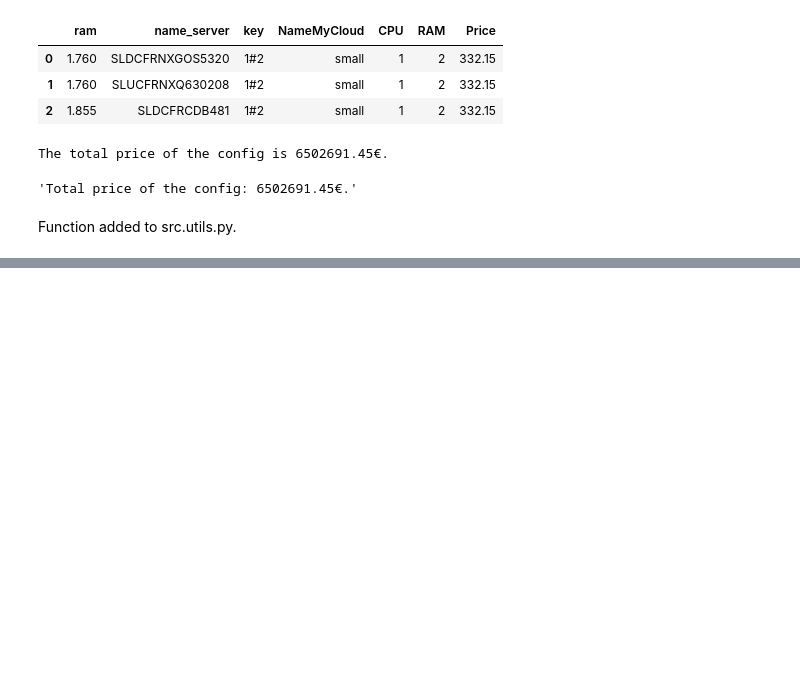
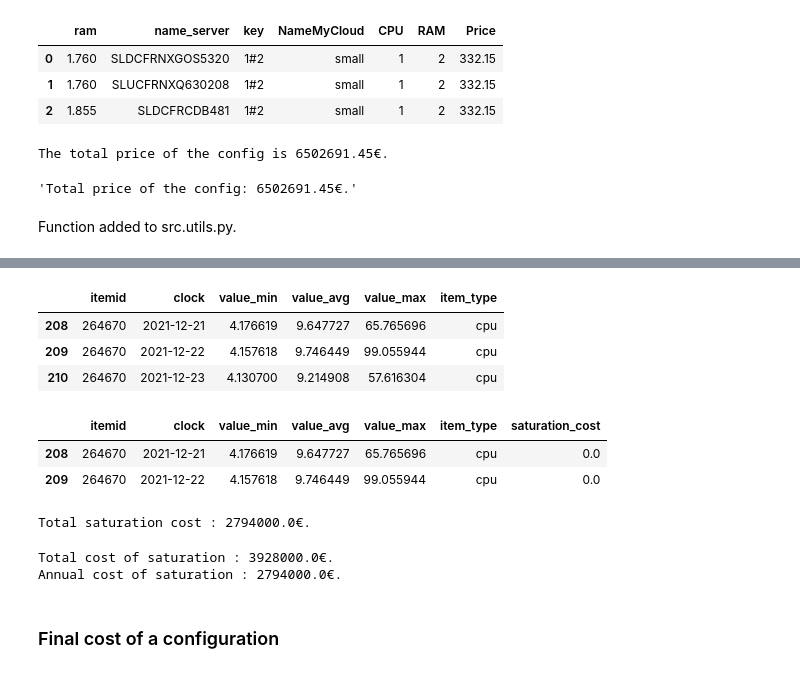
Before and after one commit to lucas-chaix/natixis_challenge, a Jupyter notebook: notebooks/price_calculus.ipynb, the cells around one changed output, grey strips where cells are left out. Drawn from its saved outputs; the diff is of its cells as text; code cells hidden in the pictures; blank space fills up the shorter version.

```diff
--- a/notebooks/price_calculus.ipynb
+++ b/notebooks/price_calculus.ipynb
@@ -198,0 +223,13 @@ Function added to src.utils.py.
+# %%
+df2 = df_item_trend[df_item_trend.item_type.isin(["cpu", "mem"])].copy() # we remove citrix that is the number of session
+df2['clock'] = pd.to_datetime(df2['clock'])
+
+# Select a one year date range
+end_date = df2.clock.max()
+start_date = end_date.replace(year = end_date.year - 1)
+df2 = df2[(df2['clock'] > start_date) & (df2['clock'] <= end_date)]
+print(f"Dates going from {str(start_date)} to {str(end_date)}.")
+
+print(df2.shape)
+df2.head(3)
+# %% [output]
@@ -198,0 +238,4 @@ Function added to src.utils.py.
+|  | itemid | clock | value_min | value_avg | value_max | item_type |
+| 208 | 264670 | 2021-12-21 | 4.176619 | 9.647727 | 65.765696 | cpu |
+| 209 | 264670 | 2021-12-22 | 4.157618 | 9.746449 | 99.055944 | cpu |
+| 210 | 264670 | 2021-12-23 | 4.130700 | 9.214908 | 57.616304 | cpu |
@@ -198,0 +246,20 @@ Function added to src.utils.py.
+# %%
+# Add a saturation cost column
+# saturation_cost = saturation_factor*(number_user*salary_cost + project_daily_value)
+salary_day = salary_year/365
+saturation_cost_full_day = 0.6*number_user*salary_day + project_daily_value
+df2["saturation_cost"] = 0
+df2.loc[df2["value_avg"]==100, "saturation_cost"] = saturation_cost_full_day
+df2.loc[(df2["value_avg"]!=100)&(df2["value_max"]==100), "saturation_cost"] = 0.5 * saturation_cost_full_day
+
+df2.head(2)
+# %% [output]
+|  | itemid | clock | value_min | value_avg | value_max | item_type | saturation_cost |
+| 208 | 264670 | 2021-12-21 | 4.176619 | 9.647727 | 65.765696 | cpu | 0.0 |
+| 209 | 264670 | 2021-12-22 | 4.157618 | 9.746449 | 99.055944 | cpu | 0.0 |
+# %%
+# Calculate total saturation cost
+total_saturation_cost = df2.saturation_cost.sum()
+print(f"Total saturation cost : {round(total_saturation_cost, -3)}€.")
+# %% [output]
+Total saturation cost : 2794000.0€.
@@ -198,0 +294,8 @@ Function added to src.utils.py.
+# %%
+print(f"Total cost of saturation : {round(saturation_cost(), -3)}€.")
+print(f"Annual cost of saturation : {round(saturation_cost(df_item_trend=df2), -3)}€.")
+# %% [output]
+Total cost of saturation : 3928000.0€.
+Annual cost of saturation : 2794000.0€.
+# %% [markdown]
+### Final cost of a configuration
```
Also changed, not shown: parts of 7 cells of this notebook, 2 other files.
